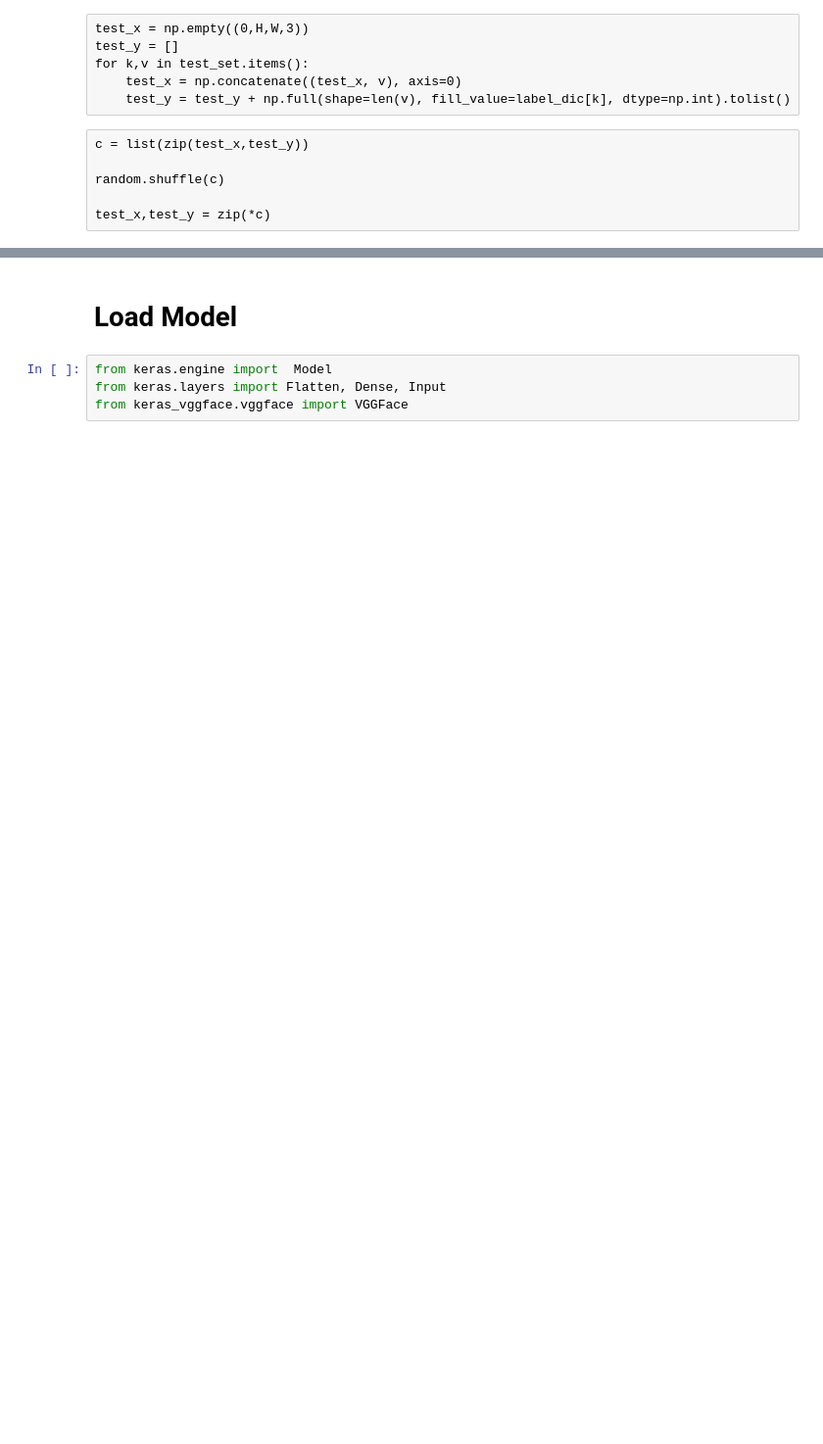
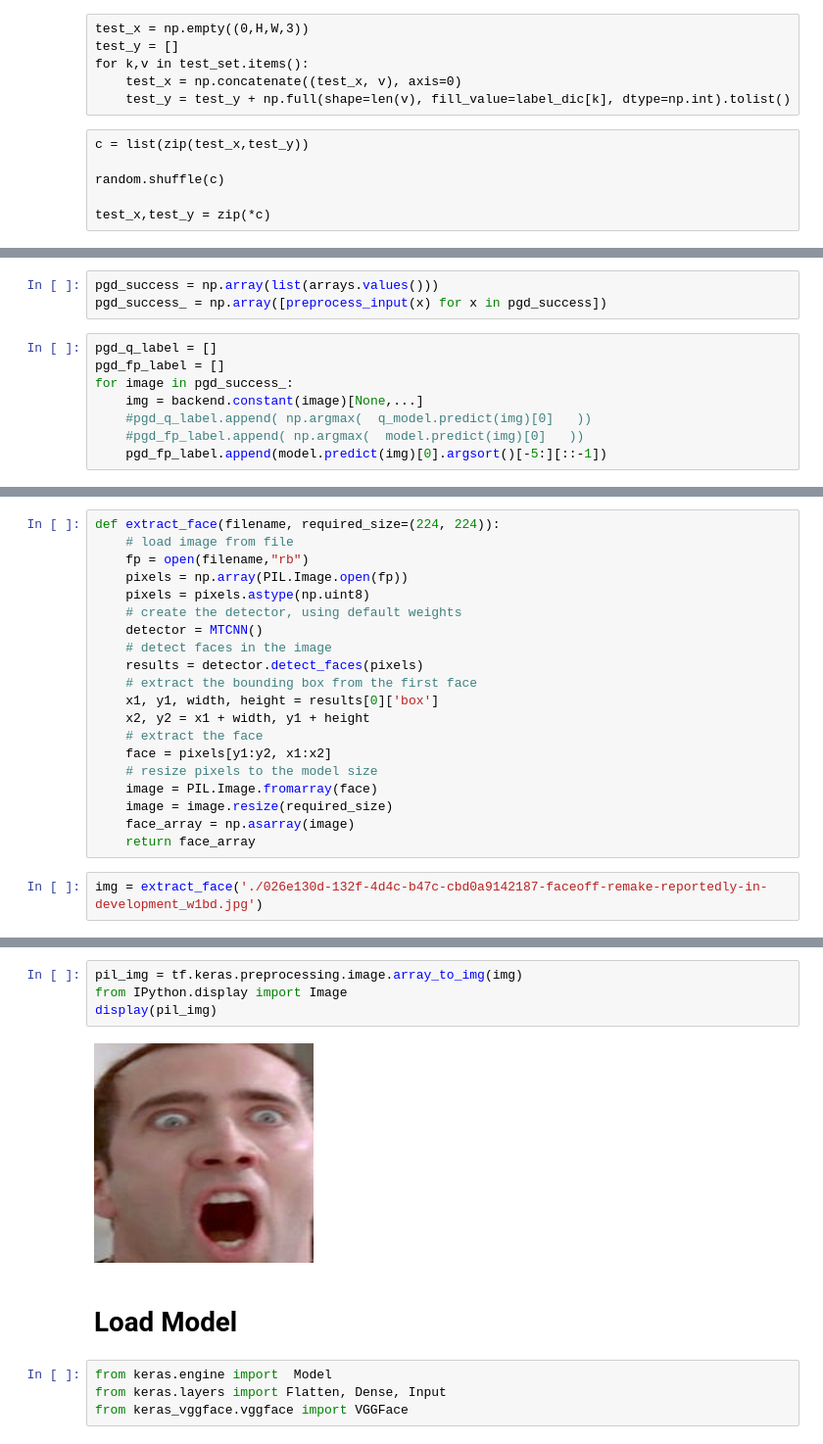
Before and after one commit to WeiHao97/deepxplore, a Jupyter notebook: ImageNet/face_recog.ipynb, the cells around one changed output, grey strips where cells are left out. Shown at 98% size. Cells and saved outputs as stored; diff of their text form; blank space fills up the shorter version.

```diff
--- a/ImageNet/face_recog.ipynb
+++ b/ImageNet/face_recog.ipynb
@@ -233,0 +228,11 @@ max(class_info.values()),min(class_info.values()), np.mean(list(class_info.value
+# %%
+pgd_success = np.array(list(arrays.values()))
+pgd_success_ = np.array([preprocess_input(x) for x in pgd_success])
+# %%
+pgd_q_label = []
+pgd_fp_label = []
+for image in pgd_success_:
+    img = backend.constant(image)[None,...]
+    #pgd_q_label.append( np.argmax(  q_model.predict(img)[0]   ))
+    #pgd_fp_label.append( np.argmax(  model.predict(img)[0]   ))
+    pgd_fp_label.append(model.predict(img)[0].argsort()[-5:][::-1])
@@ -233,0 +270,22 @@ max(class_info.values()),min(class_info.values()), np.mean(list(class_info.value
+# %%
+def extract_face(filename, required_size=(224, 224)):
+    # load image from file
+    fp = open(filename,"rb")
+    pixels = np.array(PIL.Image.open(fp))
+    pixels = pixels.astype(np.uint8)
+    # create the detector, using default weights
+    detector = MTCNN()
+    # detect faces in the image
+    results = detector.detect_faces(pixels)
+    # extract the bounding box from the first face
+    x1, y1, width, height = results[0]['box']
+    x2, y2 = x1 + width, y1 + height
+    # extract the face
+    face = pixels[y1:y2, x1:x2]
+    # resize pixels to the model size
+    image = PIL.Image.fromarray(face)
+    image = image.resize(required_size)
+    face_array = np.asarray(image)
+    return face_array
+# %%
+img = extract_face('./026e130d-132f-4d4c-b47c-cbd0a9142187-faceoff-remake-reportedly-in-development_w1bd.jpg')
@@ -234,3 +295,9 @@ max(class_info.values()),min(class_info.values()), np.mean(list(class_info.value
+# %%
+pil_img = tf.keras.preprocessing.image.array_to_img(img)
+from IPython.display import Image
+display(pil_img)
+# %% [output]
+[figure, added]
 # %% [markdown]
 # Load Model
 # %%
```
Also changed, not shown: parts of 149 cells of this notebook, 19 other files.
